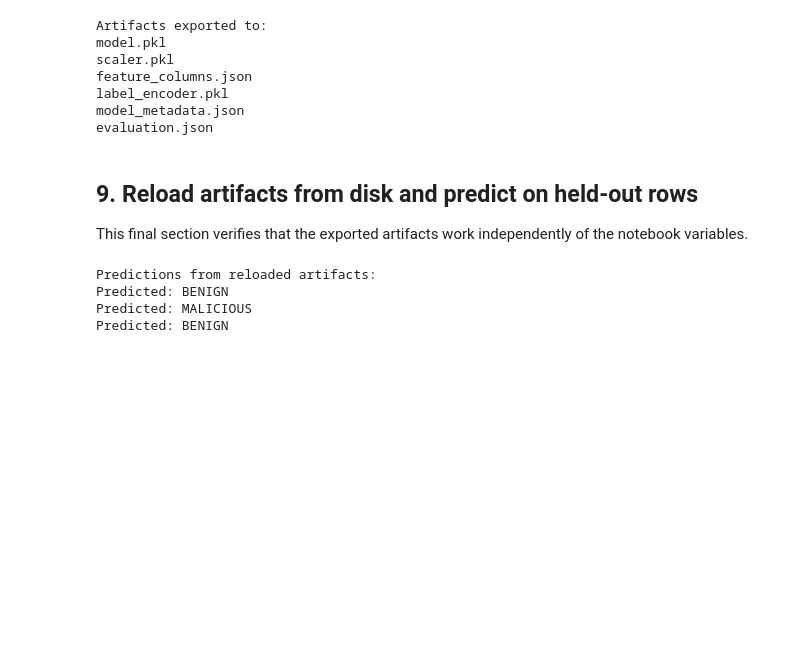
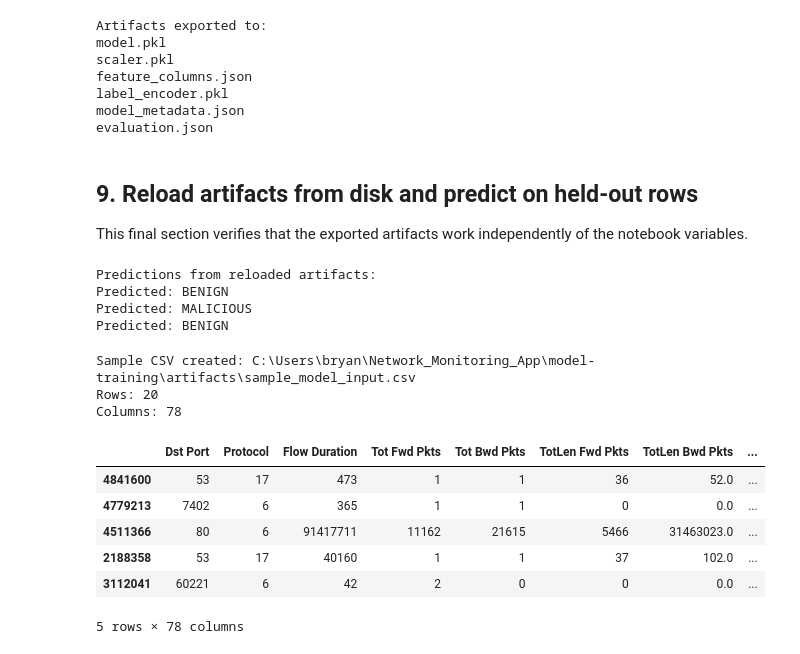
Before and after one commit to BrajanGjorga/Network_Monitoring_System, a Jupyter notebook: model-training/notebooks/train_model.ipynb, the cells around one changed output. Saved outputs shown, nothing was run; the diff lists cells and outputs as text; code cells hidden in the pictures; blank space fills up the shorter version.

```diff
--- a/model-training/notebooks/train_model.ipynb
+++ b/model-training/notebooks/train_model.ipynb
@@ -610,3 +608,34 @@ Predictions from reloaded artifacts:
 Predicted: BENIGN
 Predicted: MALICIOUS
 Predicted: BENIGN
+# %%
+from pathlib import Path
+
+SAMPLE_SIZE = 20
+
+sample_csv_df = X_test_df.sample(
+    n=min(SAMPLE_SIZE, len(X_test_df)),
+    random_state=RANDOM_SEED,
+).copy()
+
+sample_csv_df = sample_csv_df.loc[:, feature_columns]
+
+sample_csv_path = ARTIFACT_DIR / "sample_model_input.csv"
+sample_csv_df.to_csv(sample_csv_path, index=False)
+
+print(f"Sample CSV created: {sample_csv_path.resolve()}")
+print(f"Rows: {len(sample_csv_df)}")
+print(f"Columns: {len(sample_csv_df.columns)}")
+
+display(sample_csv_df.head())
+# %% [output]
+Sample CSV created: C:\Users\bryan\Network_Monitoring_App\model-training\artifacts\sample_model_input.csv
+Rows: 20
+Columns: 78
+|  | Dst Port | Protocol | Flow Duration | Tot Fwd Pkts | Tot Bwd Pkts | TotLen Fwd Pkts | TotLen Bwd Pkts | ... |
+| 4841600 | 53 | 17 | 473 | 1 | 1 | 36 | 52.0 | ... |
+| 4779213 | 7402 | 6 | 365 | 1 | 1 | 0 | 0.0 | ... |
+| 4511366 | 80 | 6 | 91417711 | 11162 | 21615 | 5466 | 31463023.0 | ... |
+| 2188358 | 53 | 17 | 40160 | 1 | 1 | 37 | 102.0 | ... |
+| 3112041 | 60221 | 6 | 42 | 2 | 0 | 0 | 0.0 | ... |
+5 rows × 78 columns
```
Also changed, not shown: parts of 3 cells of this notebook, 3 other files.
